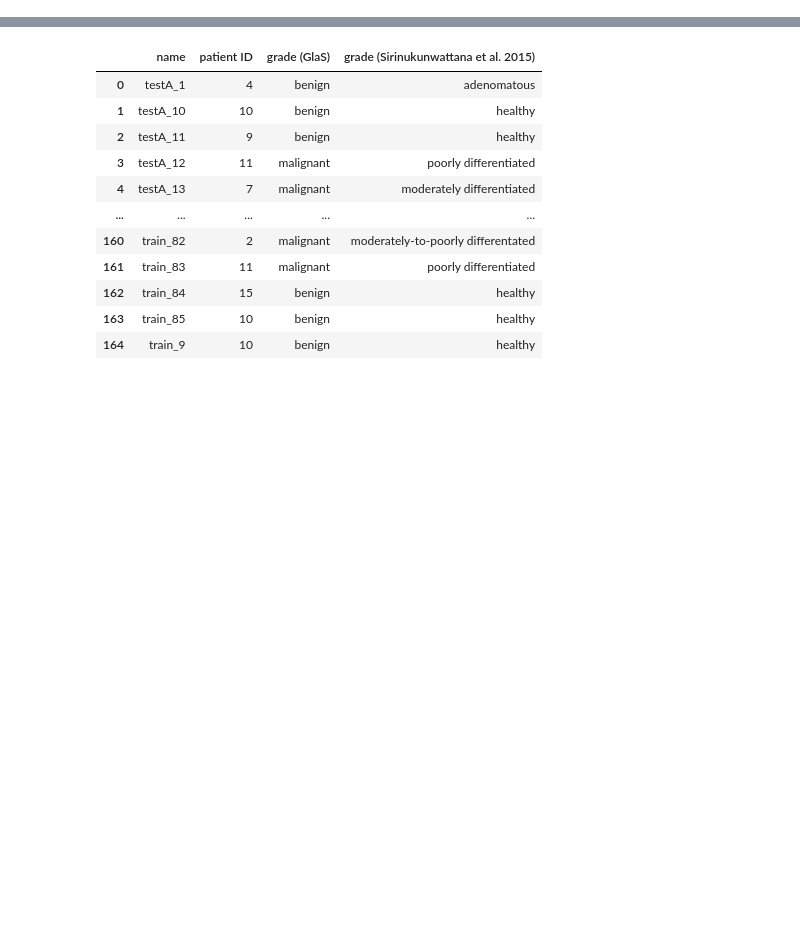
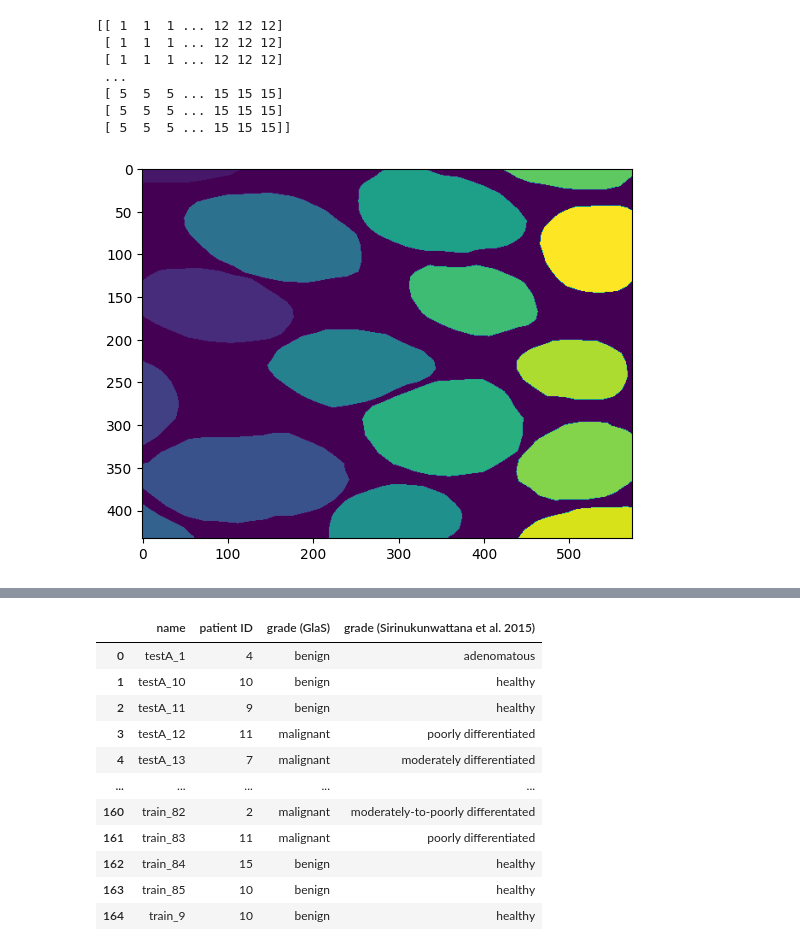
Before and after one commit to ViktorOhrner/GlandSegmentation, a Jupyter notebook: gland-segmentation.ipynb, the cells around one changed output, grey strips where cells are left out. Cells and saved outputs as stored; diff of their text form; code cells hidden in the pictures; blank space fills up the shorter version.

```diff
--- a/gland-segmentation.ipynb
+++ b/gland-segmentation.ipynb
@@ -38 +95,16 @@ for dirname, _, filenames in os.walk('/kaggle/input'):
+# %%
+path = '/kaggle/input/glasmiccai2015-gland-segmentation/Warwick_QU_Dataset/train_12_anno.bmp'
+image = iio.imread(path)
+print(image)
+plt.imshow(image)
+plt.show()
+# %% [output]
+[[ 1  1  1 ... 12 12 12]
+ [ 1  1  1 ... 12 12 12]
+ [ 1  1  1 ... 12 12 12]
+ ...
+ [ 5  5  5 ... 15 15 15]
+ [ 5  5  5 ... 15 15 15]
+ [ 5  5  5 ... 15 15 15]]
+[figure, added]
 # %%
```
Also changed, not shown: parts of 10 cells of this notebook.
